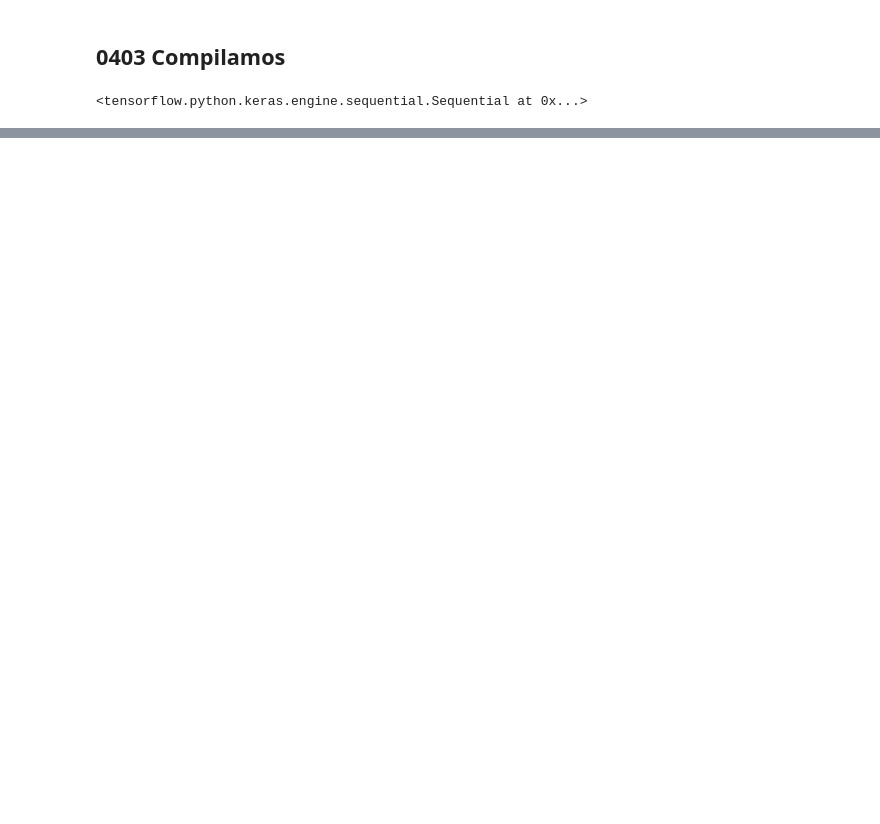
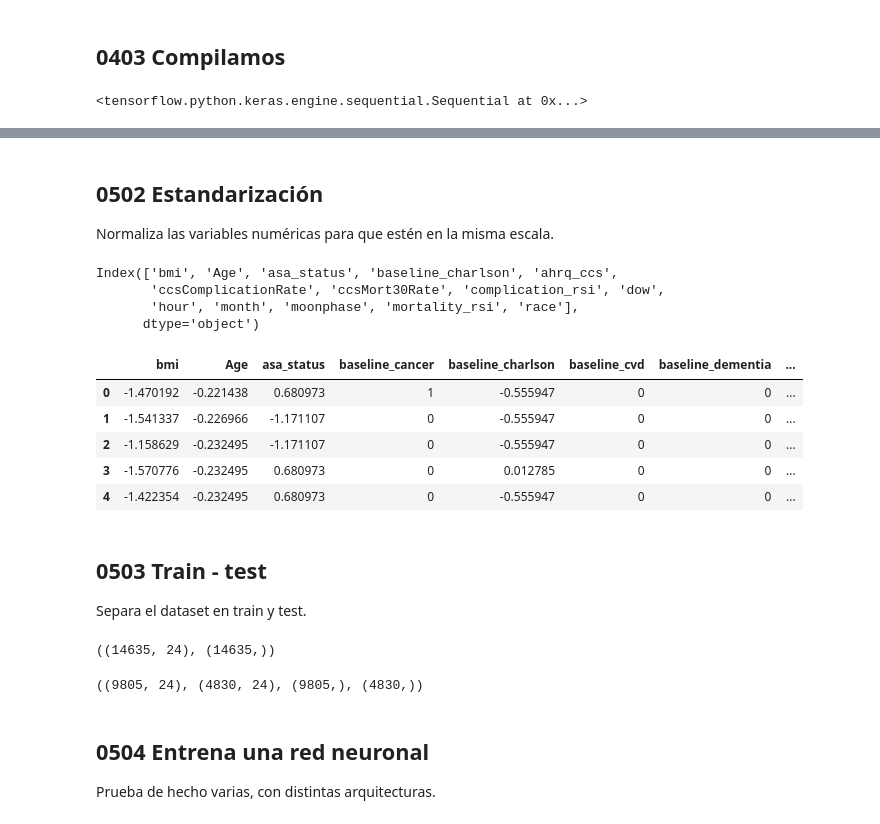
Before and after one commit to JotaBlanco/TheValley, a Jupyter notebook: Advanced_ML_AI/Clase_03_Intro_Redes_Neuronales/03A_Introducción_Redes_Neuronales.ipynb, the cells around one changed output, grey strips where cells are left out. Saved outputs shown, nothing was run; the diff lists cells and outputs as text; code cells hidden in the pictures; blank space fills up the shorter version.

```diff
--- a/Advanced_ML_AI/Clase_03_Intro_Redes_Neuronales/03A_Introducción_Redes_Neuronales.ipynb
+++ b/Advanced_ML_AI/Clase_03_Intro_Redes_Neuronales/03A_Introducción_Redes_Neuronales.ipynb
@@ -361,0 +445,63 @@ ejemplo_archivo
+# %% [markdown]
+## 0502 Estandarización
+Normaliza las variables numéricas para que estén en la misma escala.
+# %%
+# columnas no binarias
+display(df.loc[:,df.isin([0,1]).all()==False].columns)
+
+# non-binary cols
+non_binary_cols = ['bmi', 'Age', 'asa_status', 'baseline_charlson', 'ahrq_ccs',
+       'ccsComplicationRate', 'ccsMort30Rate', 'complication_rsi', 'dow',
+       'hour', 'month', 'moonphase', 'mortality_rsi', 'race']
+# %% [output]
+Index(['bmi', 'Age', 'asa_status', 'baseline_charlson', 'ahrq_ccs',
+       'ccsComplicationRate', 'ccsMort30Rate', 'complication_rsi', 'dow',
+       'hour', 'month', 'moonphase', 'mortality_rsi', 'race'],
+      dtype='object')
+# %%
+from sklearn.preprocessing import StandardScaler
+
+# Inicializamos objeto de normalización
+scaler = StandardScaler()
+
+# "Entrenamos" el objeto
+scaler.fit(df[non_binary_cols])
+
+# Transformamos las columnas no binarias
+df[non_binary_cols] = scaler.transform(df[non_binary_cols])
+
+df.head()
+# %% [output]
+|  | bmi | Age | asa_status | baseline_cancer | baseline_charlson | baseline_cvd | baseline_dementia | ... |
+| 0 | -1.470192 | -0.221438 | 0.680973 | 1 | -0.555947 | 0 | 0 | ... |
+| 1 | -1.541337 | -0.226966 | -1.171107 | 0 | -0.555947 | 0 | 0 | ... |
+| 2 | -1.158629 | -0.232495 | -1.171107 | 0 | -0.555947 | 0 | 0 | ... |
+| 3 | -1.570776 | -0.232495 | 0.680973 | 0 | 0.012785 | 0 | 0 | ... |
+| 4 | -1.422354 | -0.232495 | 0.680973 | 0 | -0.555947 | 0 | 0 | ... |
+# %% [markdown]
+## 0503 Train - test
+Separa el dataset en train y test.
+# %%
+# Primero generamos la matriz X con las variables predictoras
+# y el vector y con la variable a predecir
+X = df.drop('complication',axis=1)
+y = df['complication']
+
+# Comprueba sus tamaños
+X.shape, y.shape
+# %% [output]
+((14635, 24), (14635,))
+# %%
+# Haz la partición train-test
+X_train, X_test, y_train, y_test = train_test_split(X,
+                                                    y,
+                                                    test_size=0.33,
+                                                    random_state=42)
+
+# Comprueba sus tamaños
+X_train.shape, X_test.shape, y_train.shape, y_test.shape
+# %% [output]
+((9805, 24), (4830, 24), (9805,), (4830,))
+# %% [markdown]
+## 0504 Entrena una red neuronal
+Prueba de hecho varias, con distintas arquitecturas.
```
Also changed, not shown: parts of 47 cells of this notebook.
